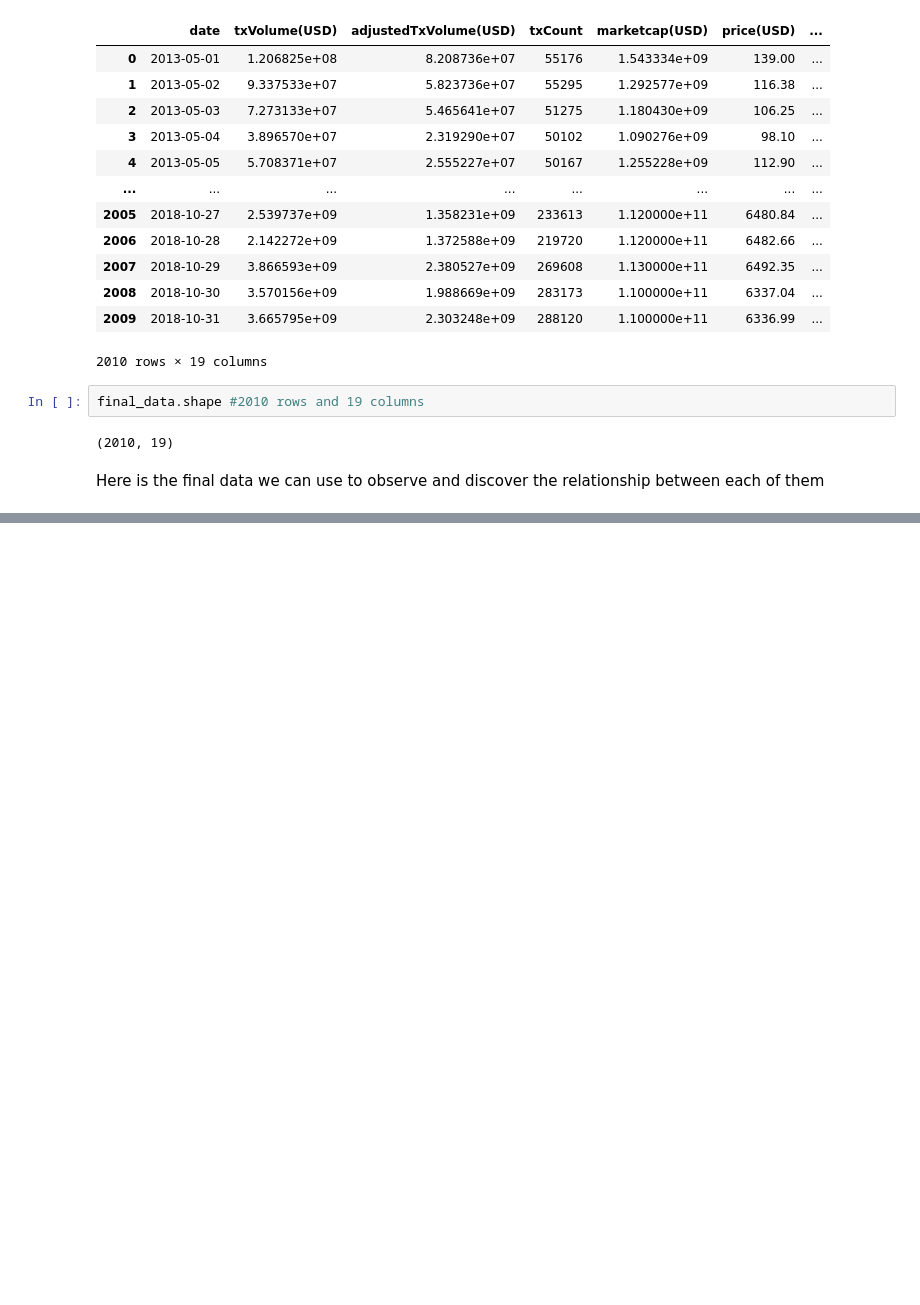
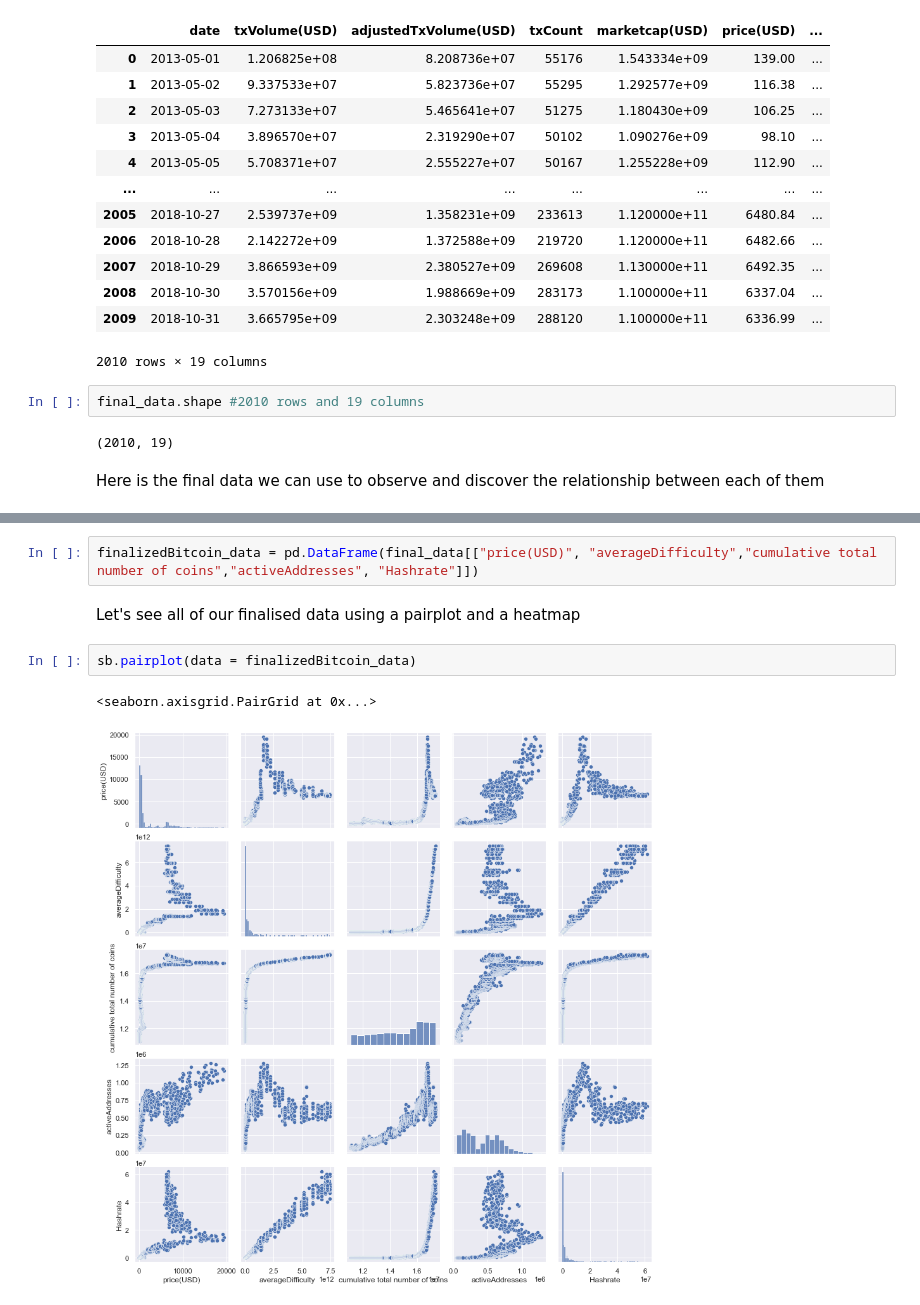
Before and after one commit to KaiKaizxc/SC1015-Mini-Project, a Jupyter notebook: Data_cleaning.ipynb, the cells around one changed output, grey strips where cells are left out. Saved outputs shown, nothing was run; the diff lists cells and outputs as text; blank space fills up the shorter version.

```diff
--- a/Data_cleaning.ipynb
+++ b/Data_cleaning.ipynb
@@ -281,0 +291,9 @@ final_data.describe()
+# %%
+finalizedBitcoin_data = pd.DataFrame(final_data[["price(USD)", "averageDifficulty","cumulative total number of coins","activeAddresses", "Hashrate"]])
+# %% [markdown]
+<p>Let's see all of our finalised data using a pairplot and a heatmap </p>
+# %%
+sb.pairplot(data = finalizedBitcoin_data)
+# %% [output]
+<seaborn.axisgrid.PairGrid at 0x...>
+[figure, added]
```
Also changed, not shown: parts of 5 cells of this notebook.
